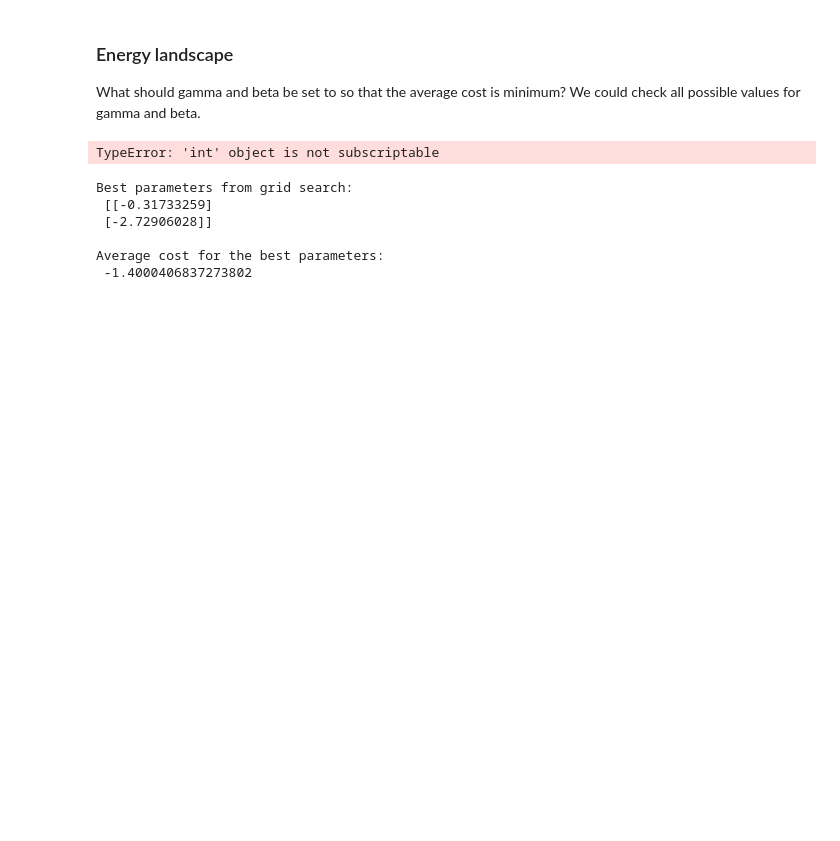
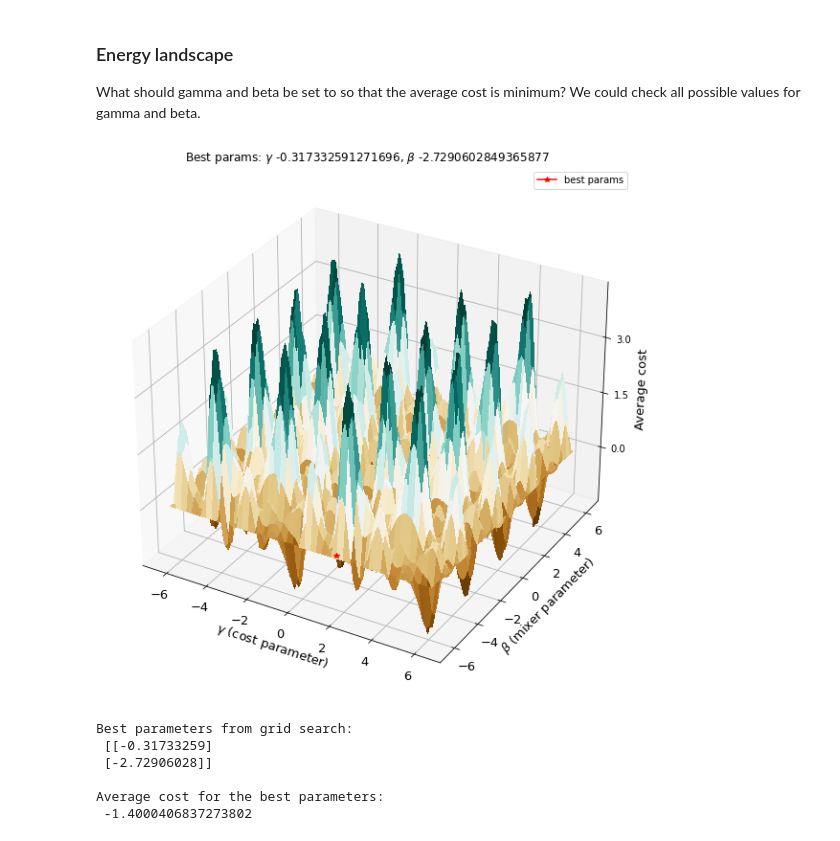
Before and after one commit to aqp-mc2-chalmers/Intro-to-QAOA, a Jupyter notebook: intro to QAOA.ipynb, the cells around one changed output. Saved outputs shown, nothing was run; the diff lists cells and outputs as text; code cells hidden in the pictures; blank space fills up the shorter version.

```diff
--- a/intro to QAOA.ipynb
+++ b/intro to QAOA.ipynb
@@ -180,29 +180,29 @@ i = np.unravel_index(Z.argmin(), Z.shape)
 # %%
 # Make a nice plot
 def plot_energy_landscape(X, Y, Z, i, above = False):
     from matplotlib import cm
     from matplotlib.ticker import MaxNLocator
     name = 'Average cost'
-    #fig = plt.figure(np.random.randint(51, 60), figsize=(12, 8), constrained_layout=True)
+    fig = plt.figure(np.random.randint(51, 60), figsize=(12, 8), constrained_layout=True)
     ax = fig.add_subplot(projection="3d")
     xx, yy = np.meshgrid(X, Y, indexing='ij')
     surf = ax.plot_surface(xx, yy, Z, cmap=cm.BrBG, antialiased=False)
     ax.set_xlabel(r"$\gamma$ (cost parameter)", fontsize=13)
     ax.set_ylabel(r"$\beta$ (mixer parameter)", fontsize=13)
     ax.set_zlabel(name, fontsize=13)
     ax.zaxis.set_label_coords(-1,1)
     ax.zaxis.set_major_locator(MaxNLocator(nbins=5, prune="lower"))
     ax.plot(X[i[0]], Y[i[1]], Z[i], c="red", marker="*", label="best params", zorder=10)
     plt.legend()
     plt.xticks(fontsize=13)
     plt.yticks(fontsize=13)
     plt.title(r'Best params: $\gamma$ ' + str(X[i[0]]) + r', $\beta$ ' + str(Y[i[1]]))
     if above:
         ax.view_init(azim=0, elev=90)
 
 plot_energy_landscape(X, Y, Z, i, above = False)
 # %% [output]
-TypeError: 'int' object is not subscriptable
+[figure, added]
 # %%
 # The best parameters after the gris search
 best_params_grid_search = np.array([[X[i[0]]], [Y[i[1]]]])
```
Also changed, not shown: parts of 5 cells of this notebook.
